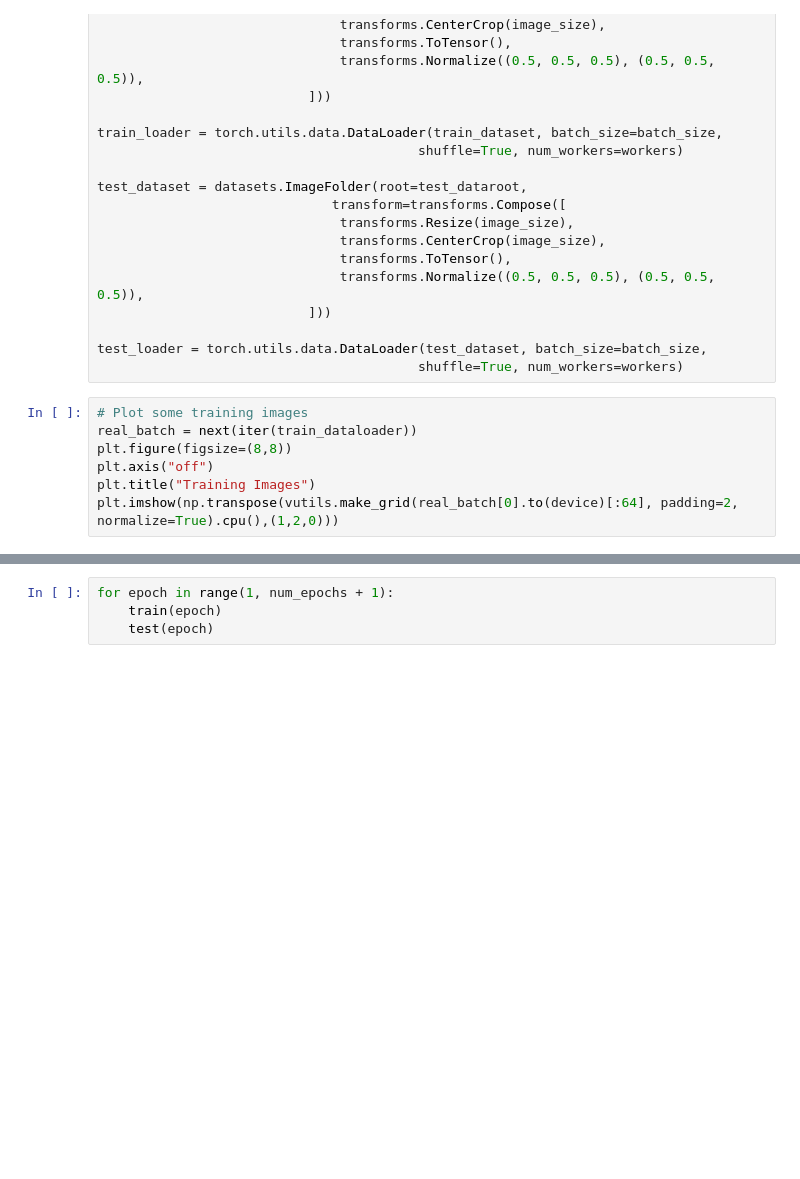
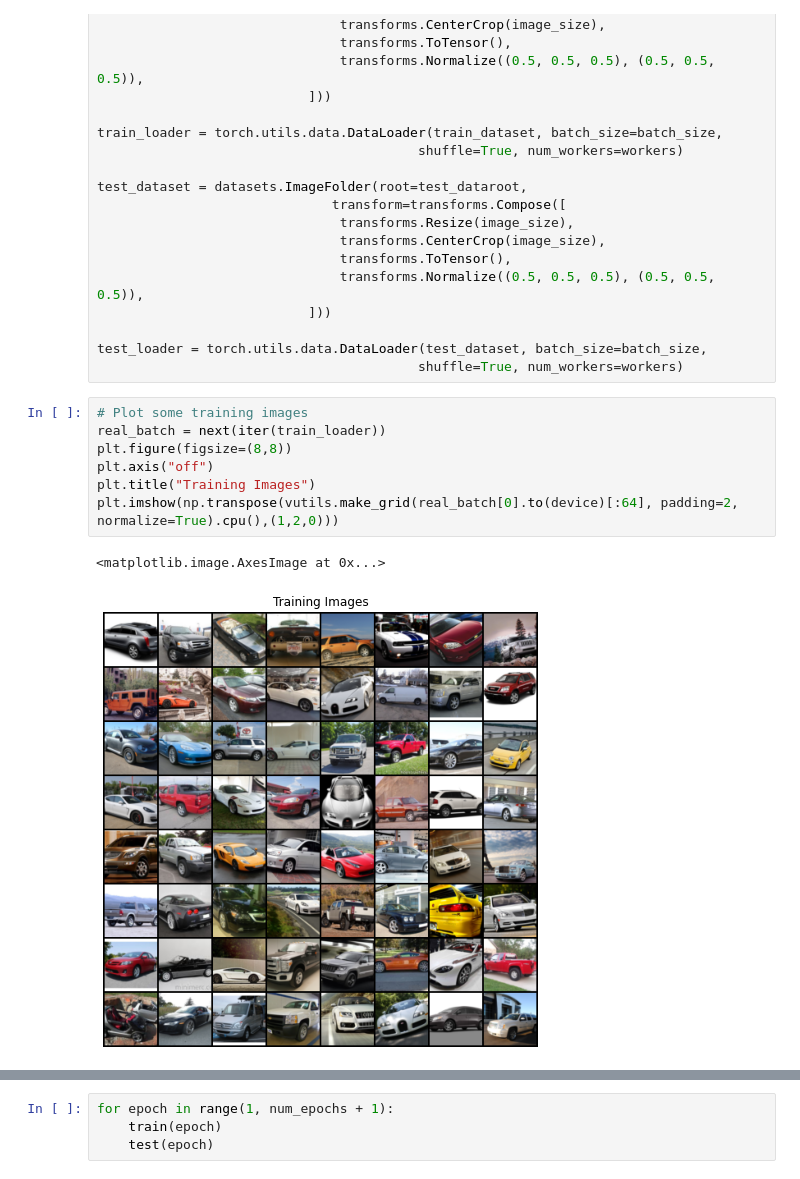
Before and after one commit to Nikhil-Khetani/Car-Image-Generation, a Jupyter notebook: Car_Image_VAE.ipynb, the cells around one changed output, grey strips where cells are left out. Saved outputs shown, nothing was run; the diff lists cells and outputs as text; blank space fills up the shorter version.

Commit message:
Trained network

```diff
--- a/Car_Image_VAE.ipynb
+++ b/Car_Image_VAE.ipynb
@@ -62,9 +77,12 @@ test_loader = torch.utils.data.DataLoader(test_dataset, batch_size=batch_size,
                                          shuffle=True, num_workers=workers)
 # %%
 # Plot some training images
-real_batch = next(iter(train_dataloader))
+real_batch = next(iter(train_loader))
 plt.figure(figsize=(8,8))
 plt.axis("off")
 plt.title("Training Images")
 plt.imshow(np.transpose(vutils.make_grid(real_batch[0].to(device)[:64], padding=2, normalize=True).cpu(),(1,2,0)))
+# %% [output]
+<matplotlib.image.AxesImage at 0x...>
+[figure, added]
 # %%
```
Also changed, not shown: parts of 11 cells of this notebook.
